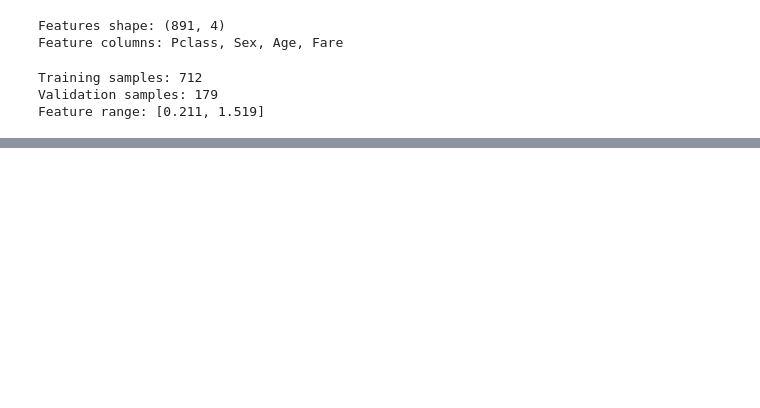
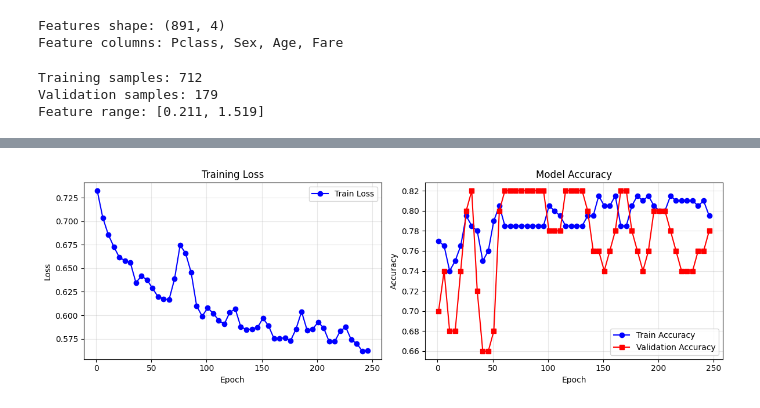
Before and after one commit to j76dvyt4q5-cyber/qiskit_projects, a Jupyter notebook: QML/07_vqc [2].ipynb, the cells around one changed output, grey strips where cells are left out. Drawn from its saved outputs; the diff is of its cells as text; code cells hidden in the pictures; blank space fills up the shorter version.

```diff
--- a/QML/07_vqc [2].ipynb
+++ b/QML/07_vqc [2].ipynb
@@ -133,0 +196,20 @@ Classical Model Performance (4 features only)
+# %%
+def quantum_classifier(weights, bias, x):
+    return quantum_circuit(weights, x) + bias
+
+def predict_batch(weights, bias, X):
+    predictions = [quantum_classifier(weights, bias, x) for x in X]
+    return pnp.array(predictions)
+
+def square_loss(labels, predictions):
+    labels_converted = 2 * labels - 1
+    return pnp.mean((labels_converted - predictions) ** 2)
+
+def cost(weights, bias, X, y):
+    predictions = predict_batch(weights, bias, X)
+    return square_loss(y, predictions)
+
+def accuracy_quantum(weights, bias, X, y):
+    predictions = predict_batch(weights, bias, X)
+    y_pred = (predictions > 0).astype(int)
+    return pnp.mean(y_pred == y)
@@ -133,0 +293,28 @@ Classical Model Performance (4 features only)
+# %%
+fig, axes = plt.subplots(1, 2, figsize=(12, 4))
+
+epochs_recorded = list(range(1, len(history['train_loss'])*5, 5))
+if len(epochs_recorded) > len(history['train_loss']):
+    epochs_recorded = epochs_recorded[:len(history['train_loss'])]
+
+# Loss
+axes[0].plot(epochs_recorded, history['train_loss'], 'b-', label='Train Loss', marker='o')
+axes[0].set_xlabel('Epoch')
+axes[0].set_ylabel('Loss')
+axes[0].set_title('Training Loss')
+axes[0].legend()
+axes[0].grid(True, alpha=0.3)
+
+# Accuracy
+axes[1].plot(epochs_recorded, history['train_acc'], 'b-', label='Train Accuracy', marker='o')
+axes[1].plot(epochs_recorded, history['val_acc'], 'r-', label='Validation Accuracy', marker='s')
+axes[1].set_xlabel('Epoch')
+axes[1].set_ylabel('Accuracy')
+axes[1].set_title('Model Accuracy')
+axes[1].legend()
+axes[1].grid(True, alpha=0.3)
+
+plt.tight_layout()
+plt.show()
+# %% [output]
+[figure, added]
```
Also changed, not shown: parts of 8 cells of this notebook, 1 other file.
